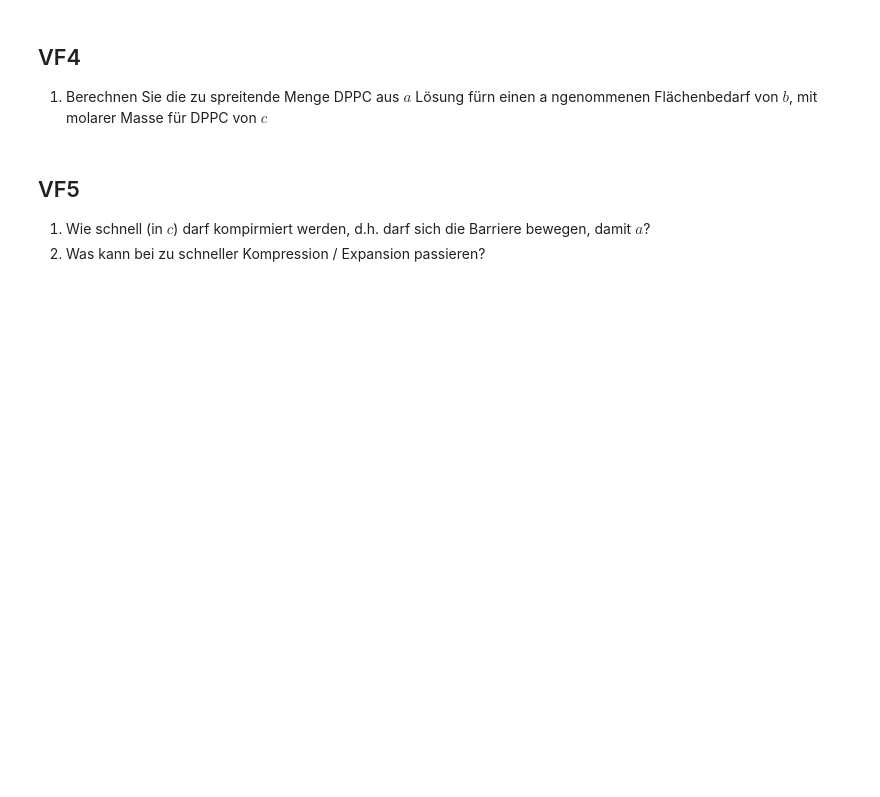
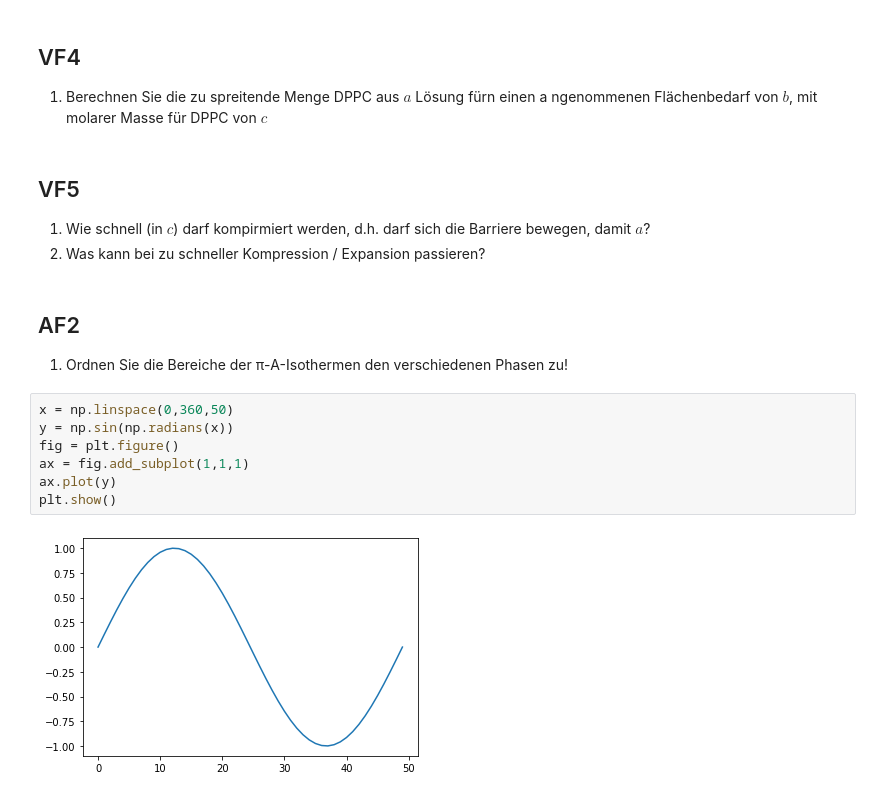
Before and after one commit to pubbussve/f1, a Jupyter notebook: g2.ipynb, the cells around one changed output. Cells and saved outputs as stored; diff of their text form; blank space fills up the shorter version.

```diff
--- a/g2.ipynb
+++ b/g2.ipynb
@@ -23,3 +38,15 @@
 ## VF5
 1.  Wie schnell (in $c$) darf kompirmiert werden, d.h. darf sich die Barriere bewegen, damit $a$?
 1. Was kann bei zu schneller Kompression / Expansion passieren?
+# %% [markdown]
+## AF2
+1. Ordnen Sie die Bereiche der π-A-Isothermen den verschiedenen Phasen zu!
+# %%
+x = np.linspace(0,360,50)
+y = np.sin(np.radians(x))
+fig = plt.figure()
+ax = fig.add_subplot(1,1,1)
+ax.plot(y)
+plt.show()
+# %% [output]
+[figure, added]
```
Also changed, not shown: parts of 19 cells of this notebook.
